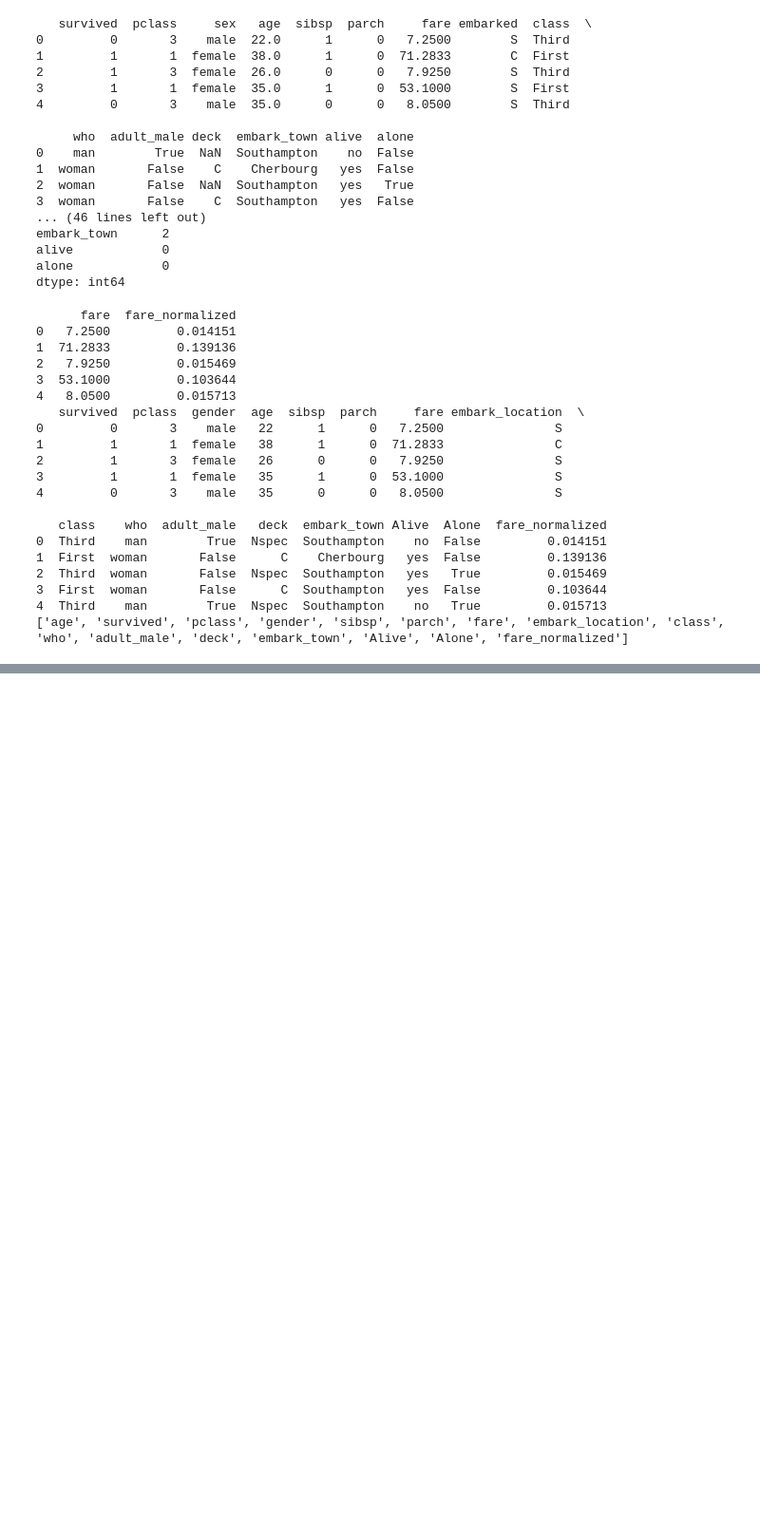
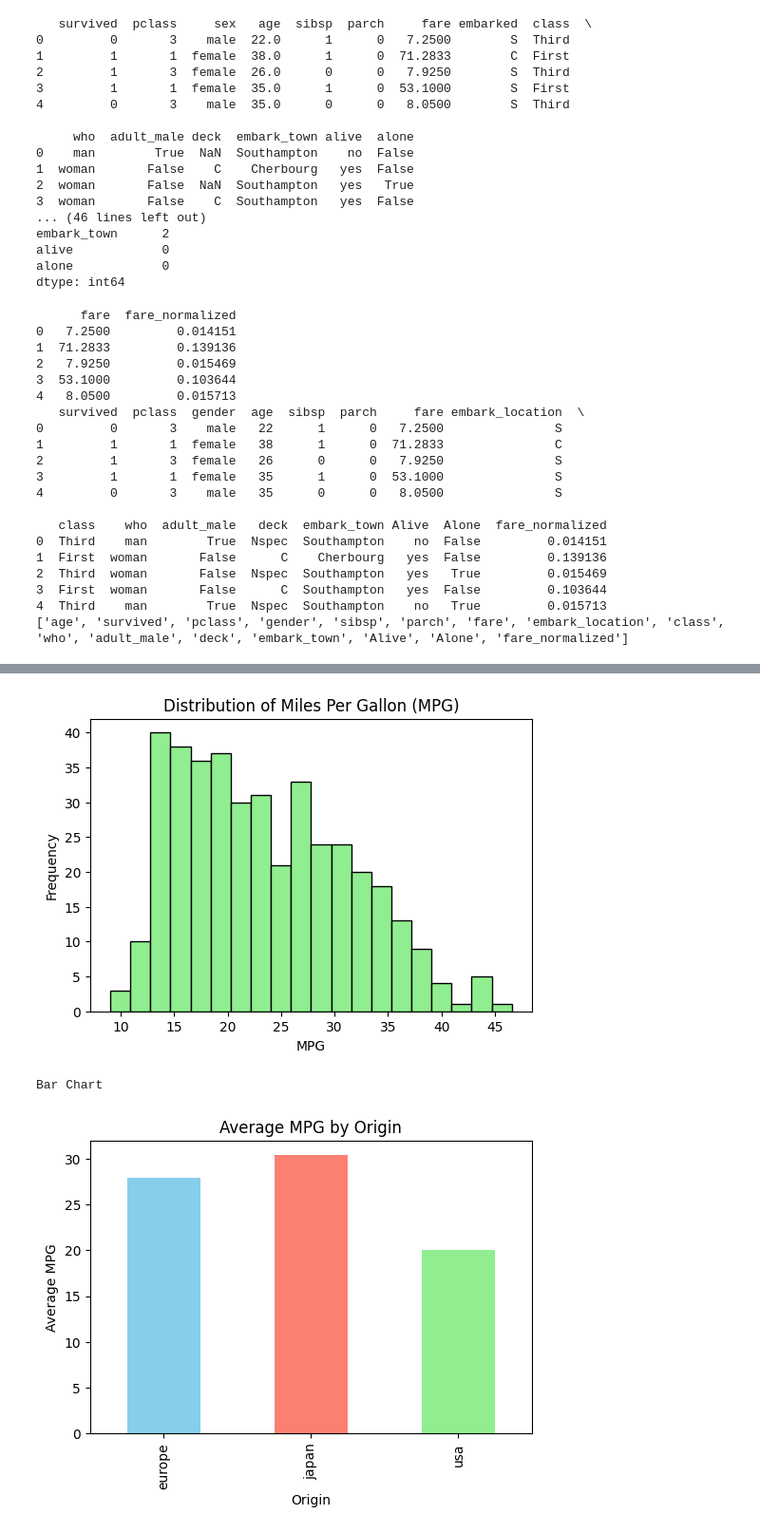
Before and after one commit to sangitaGIT011/Myproj, a Jupyter notebook: PDS_Sem1.ipynb, the cells around one changed output, grey strips where cells are left out. Shown at 95% size. Saved outputs shown, nothing was run; the diff lists cells and outputs as text; code cells hidden in the pictures; blank space fills up the shorter version.

```diff
--- a/PDS_Sem1.ipynb
+++ b/PDS_Sem1.ipynb
@@ -349,0 +406,77 @@ print(data.columns.tolist())
+# %%
+ #Practicle 9
+#Data Visualization and EDA:
+ #a. Plot histograms, bar charts, and line charts using matplotlib.
+ #b. Visualize relationships with scatterplots and boxplots.
+ #c. Generate correlation heatmaps and draw insights.
+
+ # ======================================
+# 🔹 IMPORT LIBRARIES
+# ======================================
+import pandas as pd
+import matplotlib.pyplot as plt
+import seaborn as sns
+
+# ======================================
+# 🔹 LOAD DATASET
+# ======================================
+data = sns.load_dataset('mpg')
+
+print("\n--- Dataset Preview ---")
+print(data.head())
+print("\n--- Basic Info ---")
+print(data.info())
+print("\n--- Summary Statistics ---")
+print(data.describe())
+
+print("Histogram")
+plt.figure(figsize=(6,4))
+plt.hist(data['mpg'].dropna(), bins=20, color='lightgreen', edgecolor='black')
+plt.title('Distribution of Miles Per Gallon (MPG)')
+plt.xlabel('MPG')
+plt.ylabel('Frequency')
+plt.show()
+
+print("Bar Chart")
+plt.figure(figsize=(6,4))
+data.groupby('origin')['mpg'].mean().plot(kind='bar', color=['skyblue', 'salmon', 'lightgreen'])
+plt.title('Average MPG by Origin')
+plt.xlabel('Origin')
+plt.ylabel('Average MPG')
+plt.show()
+
+print("Line Chart")
+plt.figure(figsize=(6,4))
+data.groupby('model_year')['mpg'].mean().plot(kind='line', marker='o', color='orange')
+plt.title('Average MPG by Model Year')
+plt.xlabel('Model Year')
+plt.ylabel('Average MPG')
+plt.grid(True)
+plt.show()
+
+
+ #b. Visualize relationships with scatterplots and boxplots.
+print(" Relationships with scatterplots and boxplots.")
+
+print('scatterplots')
+plt.figure(figsize=(6,4))
+sns.scatterplot(x='horsepower', y='mpg', hue='origin', data=data)
+plt.title('Horsepower vs MPG by Origin')
+plt.show()
+
+print('Boxplots')
+plt.figure(figsize=(6,4))
+sns.boxplot(x='cylinders', y='mpg', data=data, color='skyblue')
+plt.title('MPG Distribution by Cylinder Count')
+plt.show()
+
+
+print('correlation')
+
+corr = data.select_dtypes(include='number').corr()
+
+plt.figure(figsize=(8,6))
+sns.heatmap(corr, annot=True, cmap='viridis', fmt='.2f')
+plt.title('Correlation Heatmap of Vehicle Features')
+plt.show()
+# %% [output]
@@ -349,0 +500,3 @@ print(data.columns.tolist())
+[figure, added]
+Bar Chart
+[figure, added]
```
Also changed, not shown: parts of 6 cells of this notebook.
